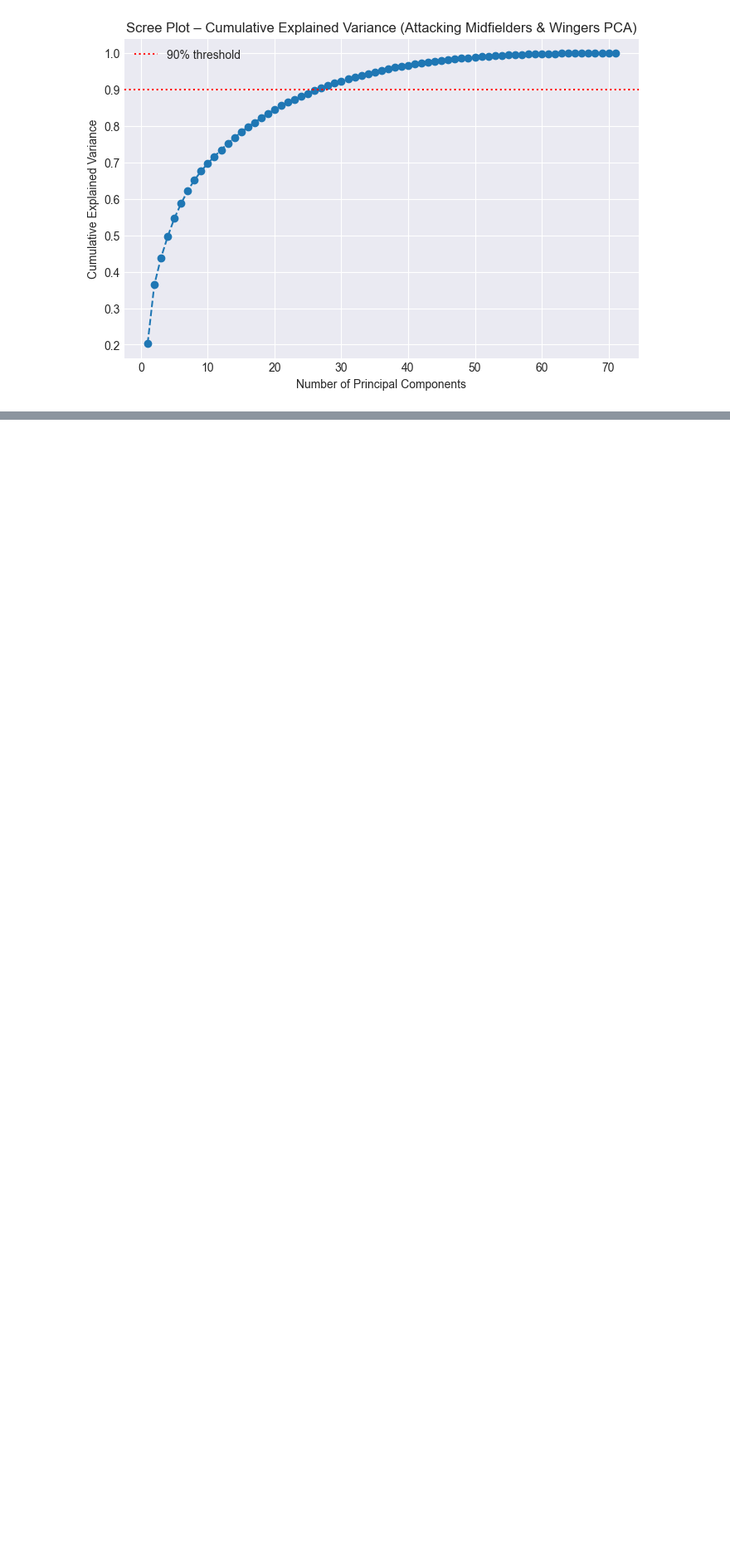
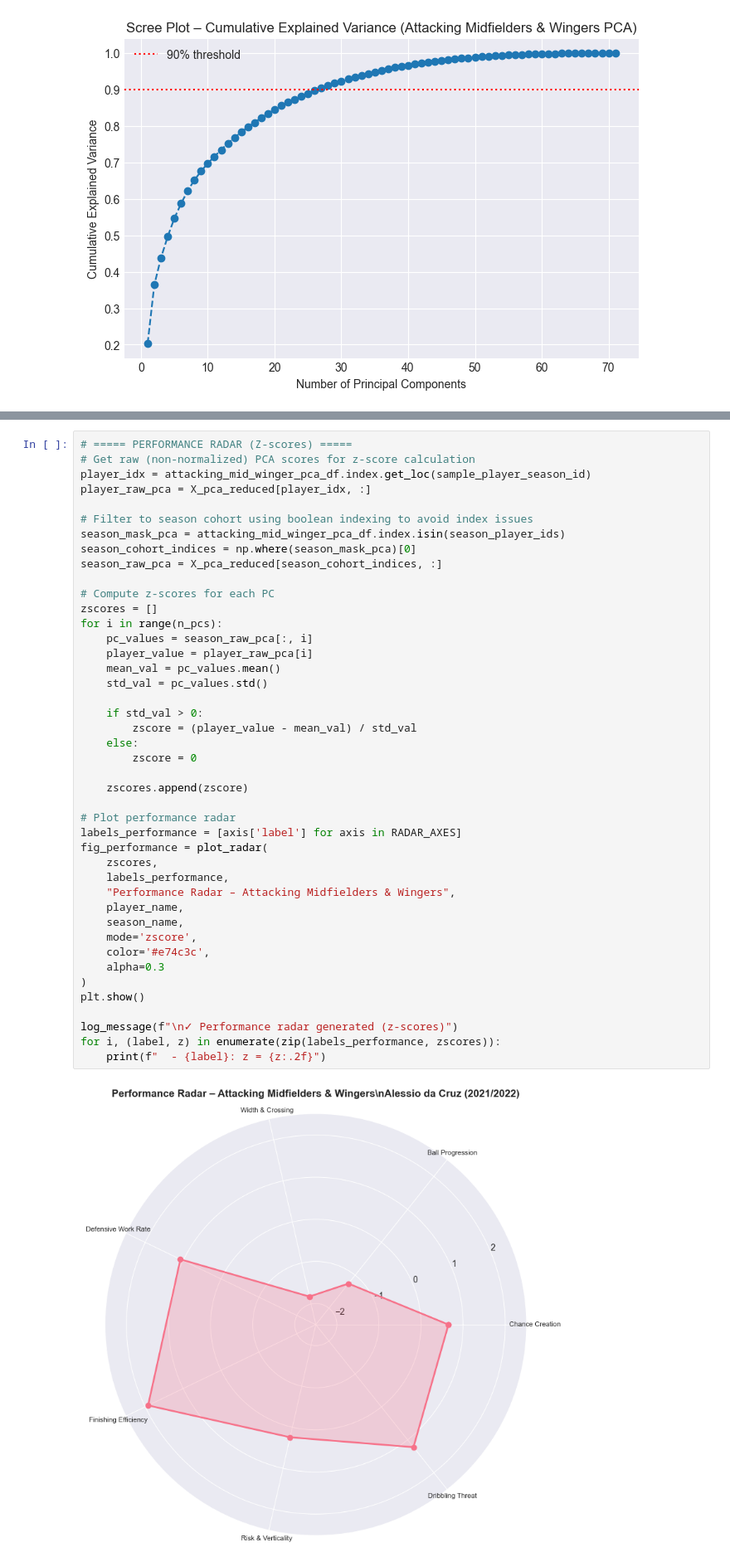
Before and after one commit to Eugenia148/ISAC2025, a Jupyter notebook: notebooks/attacking_midfielders_wingers_pca.ipynb, the cells around one changed output, grey strips where cells are left out. Shown at 83% size. Saved outputs shown, nothing was run; the diff lists cells and outputs as text; blank space fills up the shorter version.

```diff
--- a/notebooks/attacking_midfielders_wingers_pca.ipynb
+++ b/notebooks/attacking_midfielders_wingers_pca.ipynb
@@ -500,0 +724,45 @@ plt.show()
+# %%
+# ===== PERFORMANCE RADAR (Z-scores) =====
+# Get raw (non-normalized) PCA scores for z-score calculation
+player_idx = attacking_mid_winger_pca_df.index.get_loc(sample_player_season_id)
+player_raw_pca = X_pca_reduced[player_idx, :]
+
+# Filter to season cohort using boolean indexing to avoid index issues
+season_mask_pca = attacking_mid_winger_pca_df.index.isin(season_player_ids)
+season_cohort_indices = np.where(season_mask_pca)[0]
+season_raw_pca = X_pca_reduced[season_cohort_indices, :]
+
+# Compute z-scores for each PC
+zscores = []
+for i in range(n_pcs):
+    pc_values = season_raw_pca[:, i]
+    player_value = player_raw_pca[i]
+    mean_val = pc_values.mean()
+    std_val = pc_values.std()
+
+    if std_val > 0:
+        zscore = (player_value - mean_val) / std_val
+    else:
+        zscore = 0
+
+    zscores.append(zscore)
+
+# Plot performance radar
+labels_performance = [axis['label'] for axis in RADAR_AXES]
+fig_performance = plot_radar(
+    zscores,
+    labels_performance,
+    "Performance Radar – Attacking Midfielders & Wingers",
+    player_name,
+    season_name,
+    mode='zscore',
+    color='#e74c3c',
+    alpha=0.3
+)
+plt.show()
+
+log_message(f"\n✓ Performance radar generated (z-scores)")
+for i, (label, z) in enumerate(zip(labels_performance, zscores)):
+    print(f"  - {label}: z = {z:.2f}")
+# %% [output]
+[figure, added]
```
Also changed, not shown: parts of 12 cells of this notebook, 3 other files.
